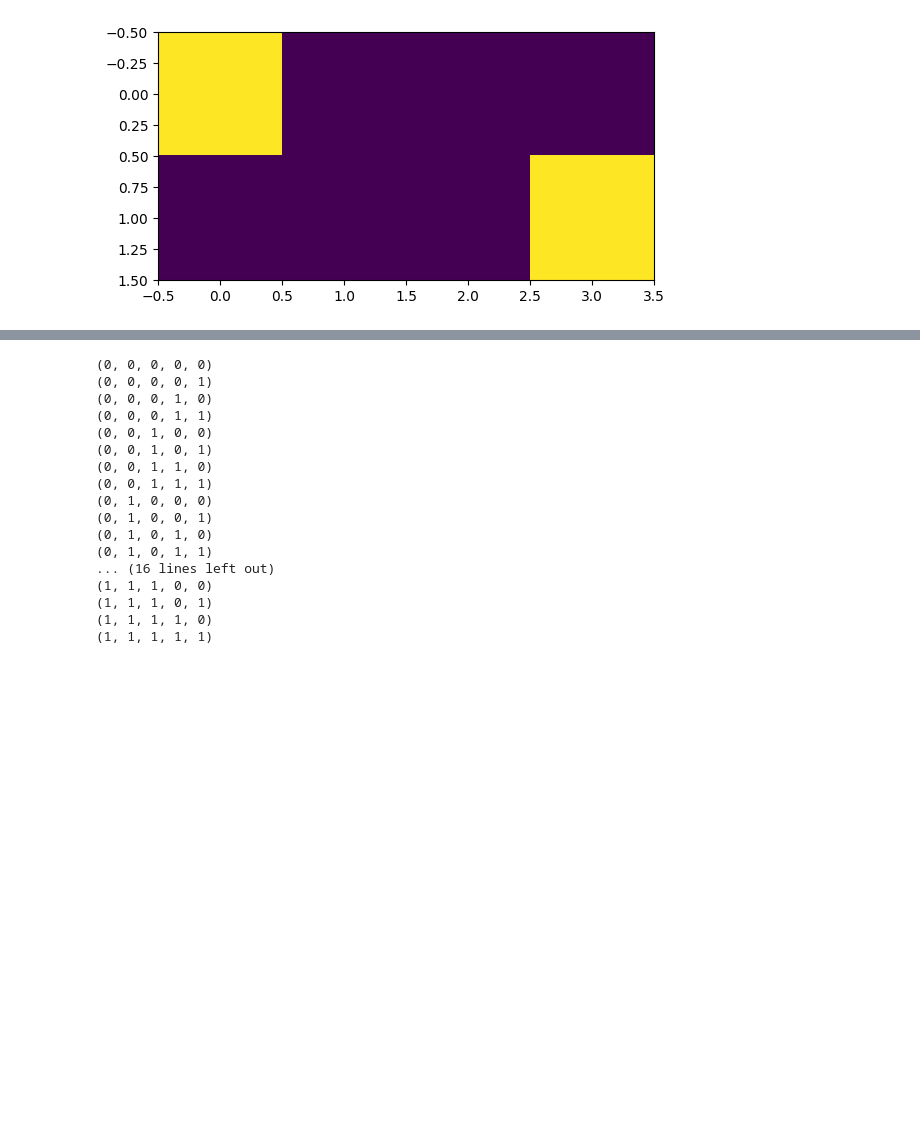
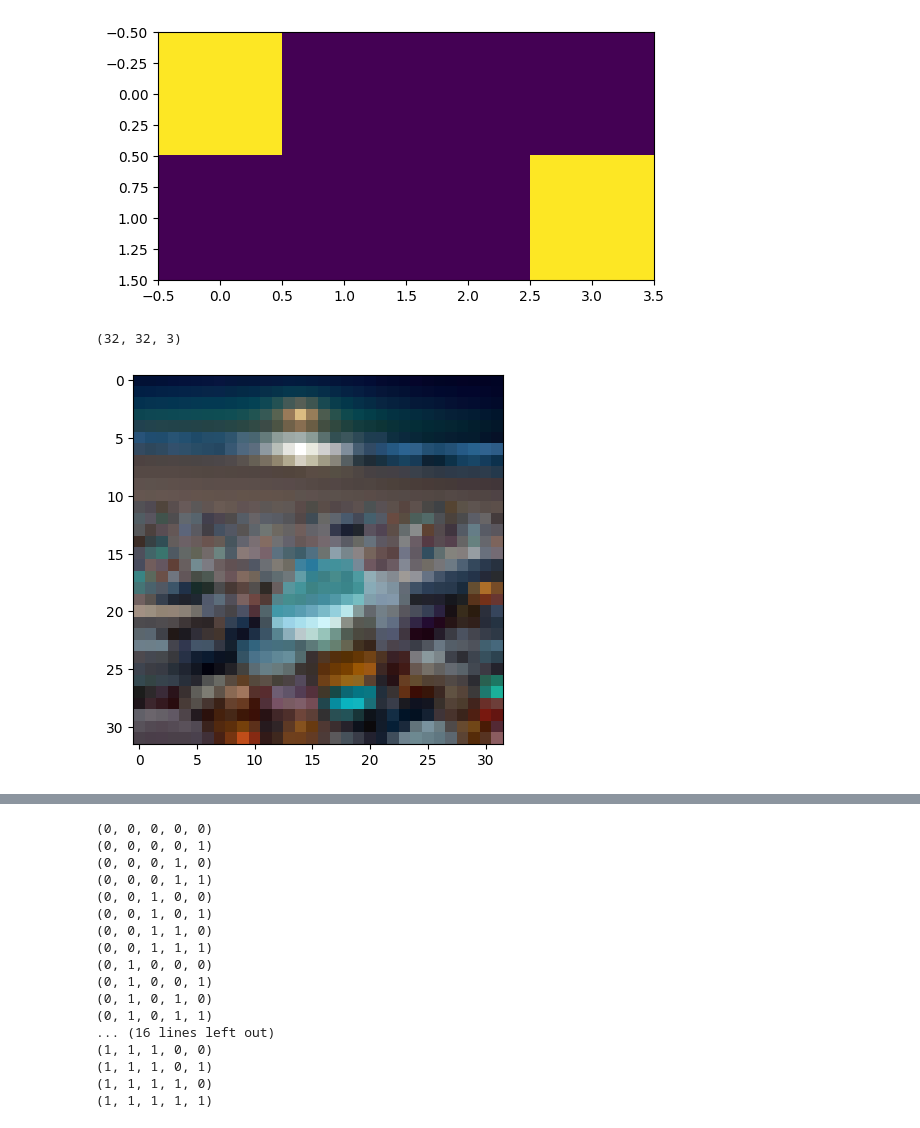
Before and after one commit to el-dAna/QC, a Jupyter notebook: hacathons/image_encoding.ipynb, the cells around one changed output, grey strips where cells are left out. Drawn from its saved outputs; the diff is of its cells as text; code cells hidden in the pictures; blank space fills up the shorter version.

```diff
--- a/hacathons/image_encoding.ipynb
+++ b/hacathons/image_encoding.ipynb
@@ -67,37 +67,56 @@ from PIL import Image
 # %%
 def classical_encode(image, M=349, N=351):
   """
   image:ndarray -> array of rgb data of shape (3, w, h)
   M:int -> first modular base
   N:int -> second modular base
 
   returns:
   modular_image:ndarray -> array of modular encoded rgb image of shape (w,h)
   """
   r,g,b = image[0], image[1], image[2]
   M,N = 349,351
   modular_image = (r*M*N)+(g*N)+b
   return modular_image
 
 def classical_decode(modular_image, M=349, N=351):
   """
   modular_image:ndarray -> array of modular encoded rgb image
   M:int -> first modular base
   N:int -> second modular base
 
   returns:
   reconstructed_image:ndarray -> reconstructed rgb image from modular_image
   """
   r=modular_image%N
   g=(modular_image//N)%M
   b=(modular_image//(M*N))%M
-  reconstructed_image = np.stack((r,g,b),axis=0)
+  # reconstructed_image = np.stack((r,g,b),axis=0)
+  reconstructed_image = np.stack((b,g,r),axis=0)
   return reconstructed_image
 
-image_c = np.random.randint(0, 255, size=24).reshape(3,2,4)
-image = classical_encode(image_c)
-# reconstructed_image = classical_decode(P)
-# plt.imshow(reconstructed_image)
+def get_qubits(image_width, image_height):
+    num_qubits = np.ceil(np.log2(3* image_width * image_height))
+    return int(num_qubits)
+
+#mage_c = np.random.randint(1, 255, size=24).reshape(3,2,4)
+#image = np.array((3,2,2,3,3,2,2,3)).reshape(2,4)
+from PIL import Image
+#Open the image
+image_width = 32
+image_height = 32
+image_path = '/workspaces/QC/murat.jpeg'
+image = Image.open(image_path)
+image = image.resize((image_width, image_height))
+image = np.array(image)
+print(image.shape)
+plt.imshow(image)
+
+image = classical_encode(image)
+#reconstructed_image = classical_decode(image)
+# %% [output]
+(32, 32, 3)
+[figure, added]
 # %%
 def amplitude_encode(img_data):
     # Calculate the RMS value
```
Also changed, not shown: parts of 7 cells of this notebook.
